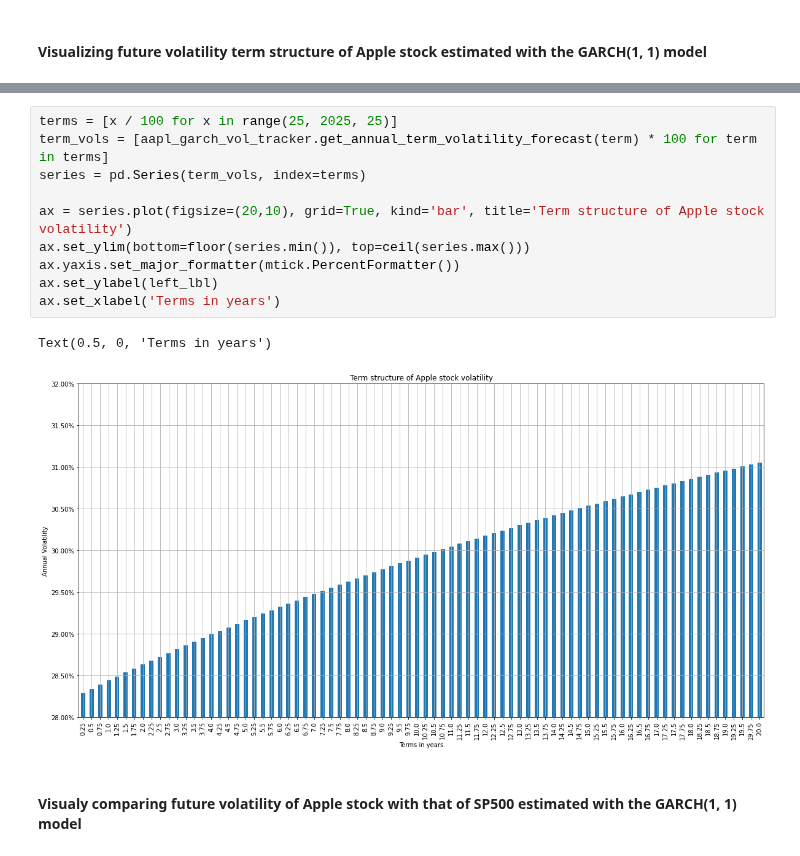
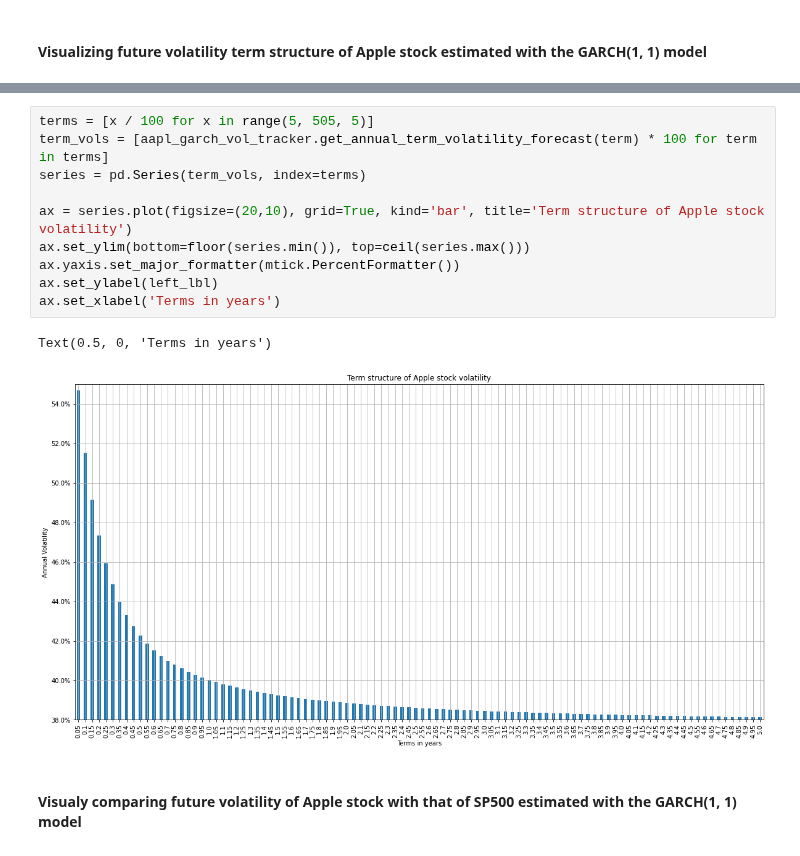
Before and after one commit to ilchen/RMaFI, a Jupyter notebook: ch10.ipynb, the cells around one changed output, grey strips where cells are left out. Saved outputs shown, nothing was run; the diff lists cells and outputs as text.

```diff
--- a/ch10.ipynb
+++ b/ch10.ipynb
@@ -141,16 +141,16 @@ Expected average volatility for AAPL stock for a 0.8740-year term is 28.41%
 # %%
-terms = [x / 100 for x in range(25, 2025, 25)]
+terms = [x / 100 for x in range(5, 505, 5)]
 term_vols = [aapl_garch_vol_tracker.get_annual_term_volatility_forecast(term) * 100 for term in terms]
 series = pd.Series(term_vols, index=terms)
 
 ax = series.plot(figsize=(20,10), grid=True, kind='bar', title='Term structure of Apple stock volatility')
 ax.set_ylim(bottom=floor(series.min()), top=ceil(series.max()))
 ax.yaxis.set_major_formatter(mtick.PercentFormatter())
 ax.set_ylabel(left_lbl)
 ax.set_xlabel('Terms in years')
 # %% [output]
 Text(0.5, 0, 'Terms in years')
-[figure, old version]
+[figure, new version]
 # %% [markdown]
 #### Visualy comparing future volatility of Apple stock with that of SP500 estimated with the GARCH(1, 1) model
 # %%
```
Also changed, not shown: parts of 7 cells of this notebook, 3 other files.
